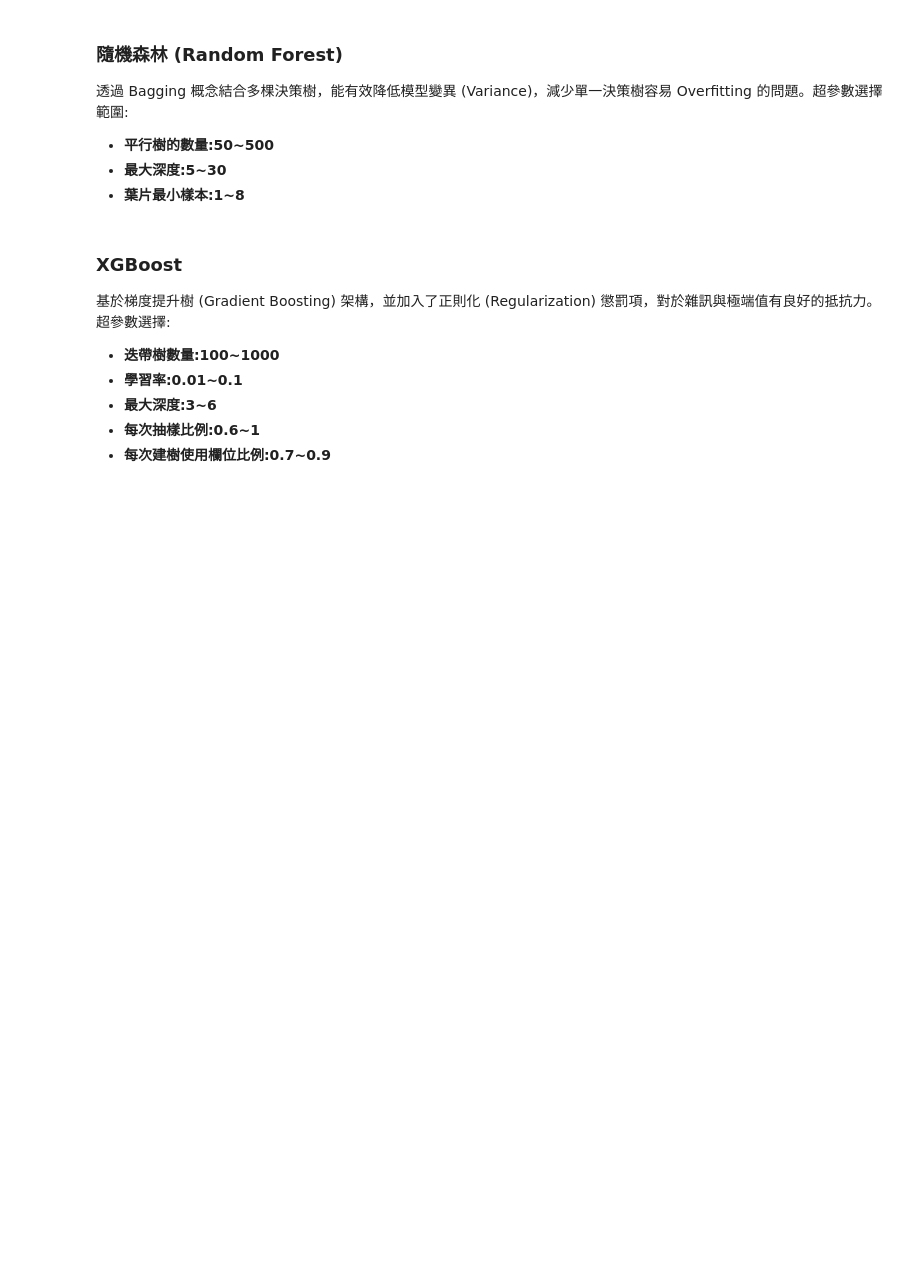
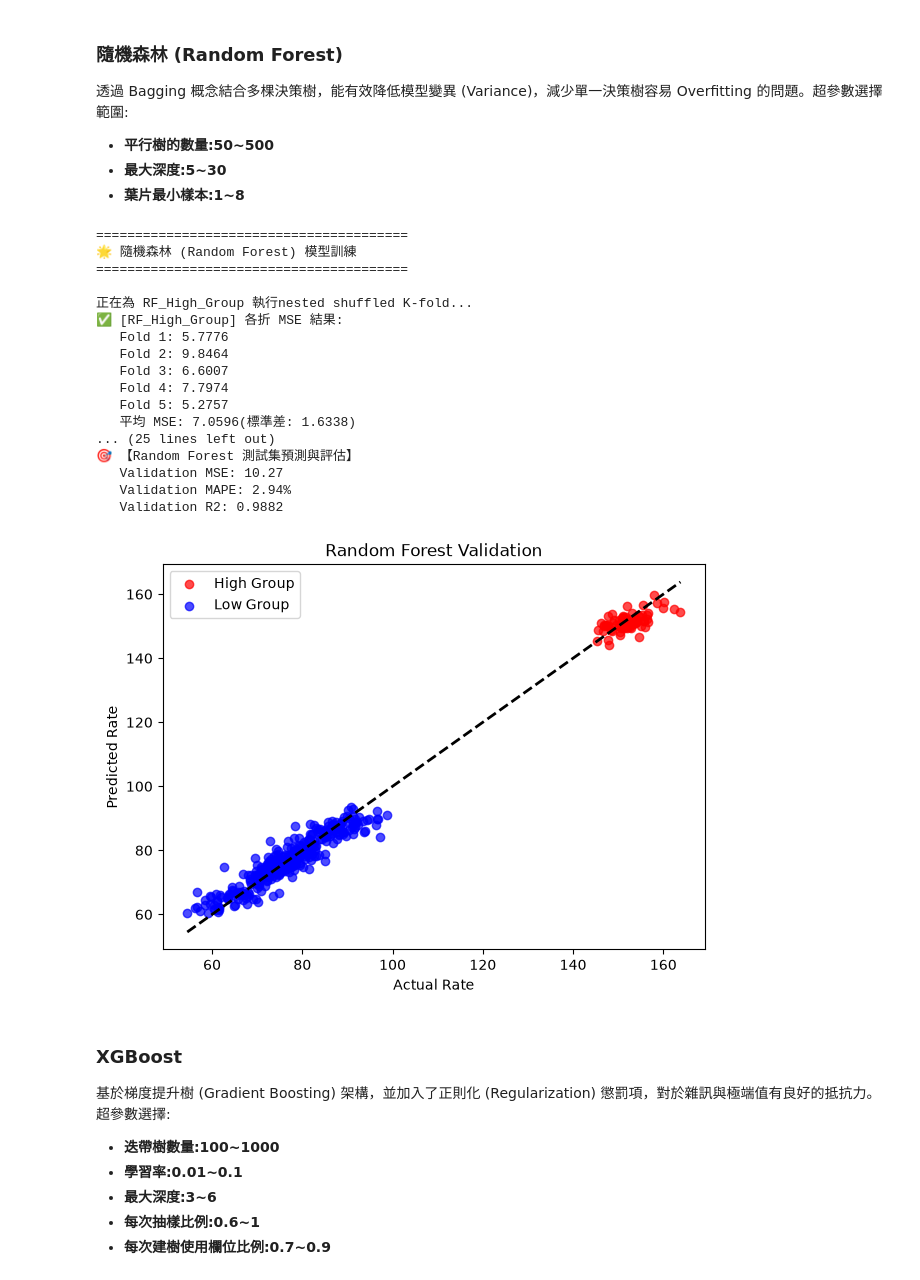
Before and after one commit to kennychennn/Semiconductor-cmp-prediction, a Jupyter notebook: notebooks/CMP.ipynb, the cells around one changed output. Saved outputs shown, nothing was run; the diff lists cells and outputs as text; code cells hidden in the pictures; blank space fills up the shorter version.

```diff
--- a/notebooks/CMP.ipynb
+++ b/notebooks/CMP.ipynb
@@ -547,12 +572,31 @@ y_pred_dt = evaluate_model("Decision Tree", model_dt_high, model_dt_low, test_fi
 # %%
 print("\n" + "=" * 40)
 print("🌟 隨機森林 (Random Forest) 模型訓練")
 print("=" * 40)
 rf_param_grid = {'n_estimators': Integer(10, 500), 'max_depth': Integer(5, 50), 'min_samples_leaf': Integer(1,15)}
-model_rf_high = train_model(RandomForestRegressor(random_state=42, n_jobs=1), rf_param_grid, X_high_filled, y_high, "RF_High_Group")
-model_rf_low = train_model(RandomForestRegressor(random_state=42, n_jobs=1), rf_param_grid, X_low_filled, y_low, "RF_Low_Group")
+model_rf_high = train_model(RandomForestRegressor(random_state=42, n_jobs=-1), rf_param_grid, X_high_filled, y_high, "RF_High_Group")
+model_rf_low = train_model(RandomForestRegressor(random_state=42, n_jobs=-1), rf_param_grid, X_low_filled, y_low, "RF_Low_Group")
 show_importance(model_rf_high, X_high.columns, "RF High Group")
 y_pred_rf = evaluate_model("Random Forest", model_rf_high, model_rf_low, test_final_df)
+# %% [output]
+========================================
+🌟 隨機森林 (Random Forest) 模型訓練
+========================================
+
+正在為 RF_High_Group 執行nested shuffled K-fold...
+✅ [RF_High_Group] 各折 MSE 結果:
+   Fold 1: 5.7776
+   Fold 2: 9.8464
+   Fold 3: 6.6007
+   Fold 4: 7.7974
+   Fold 5: 5.2757
+   平均 MSE: 7.0596(標準差: 1.6338)
+... (25 lines left out)
+🎯 【Random Forest 測試集預測與評估】
+   Validation MSE: 10.27
+   Validation MAPE: 2.94%
+   Validation R2: 0.9882
+[figure, added]
 # %% [markdown]
 ###  XGBoost
 基於梯度提升樹 (Gradient Boosting) 架構，並加入了正則化 (Regularization) 懲罰項，對於雜訊與極端值有良好的抵抗力。超參數選擇:
```
Also changed, not shown: parts of 9 cells of this notebook, 1 other file.
